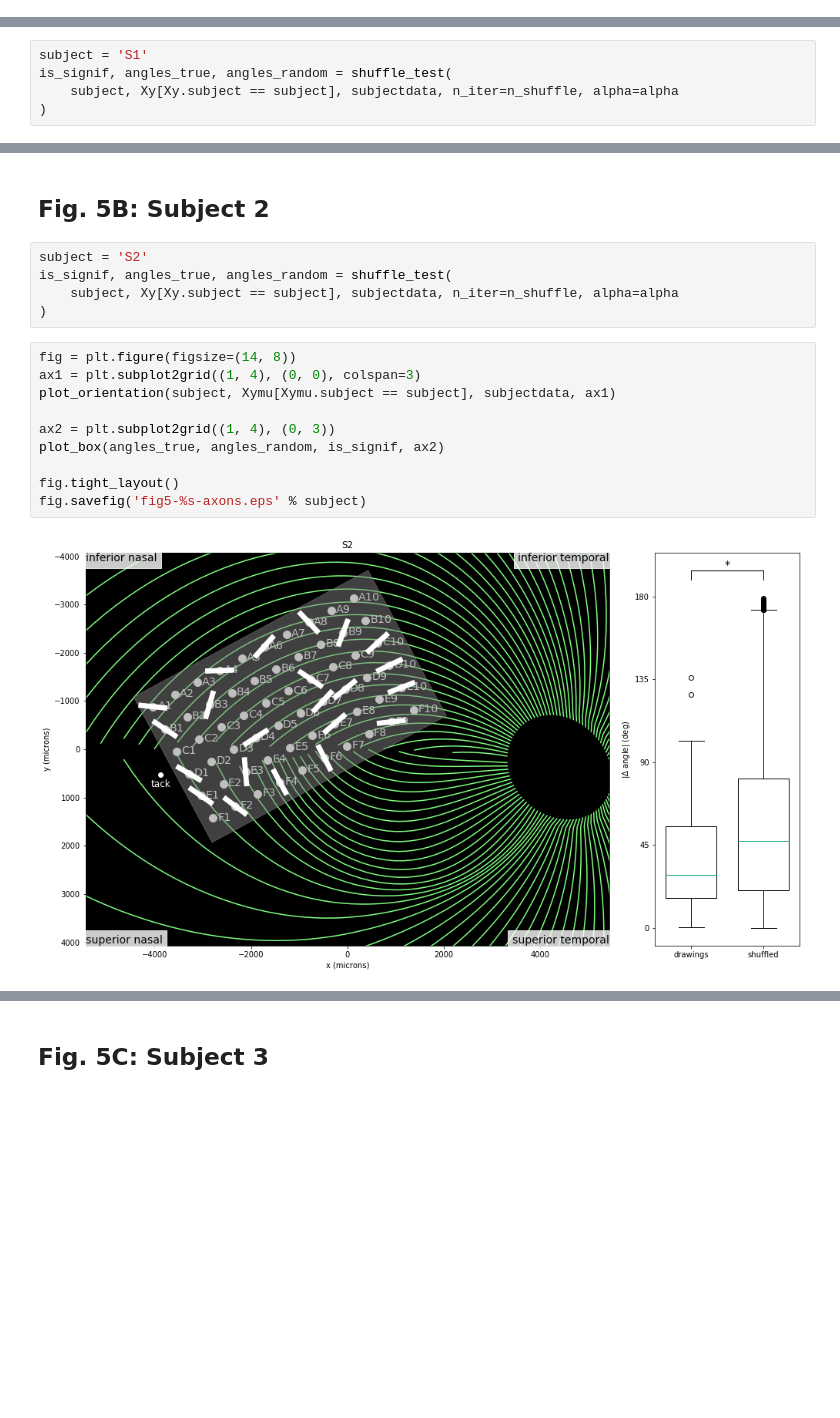
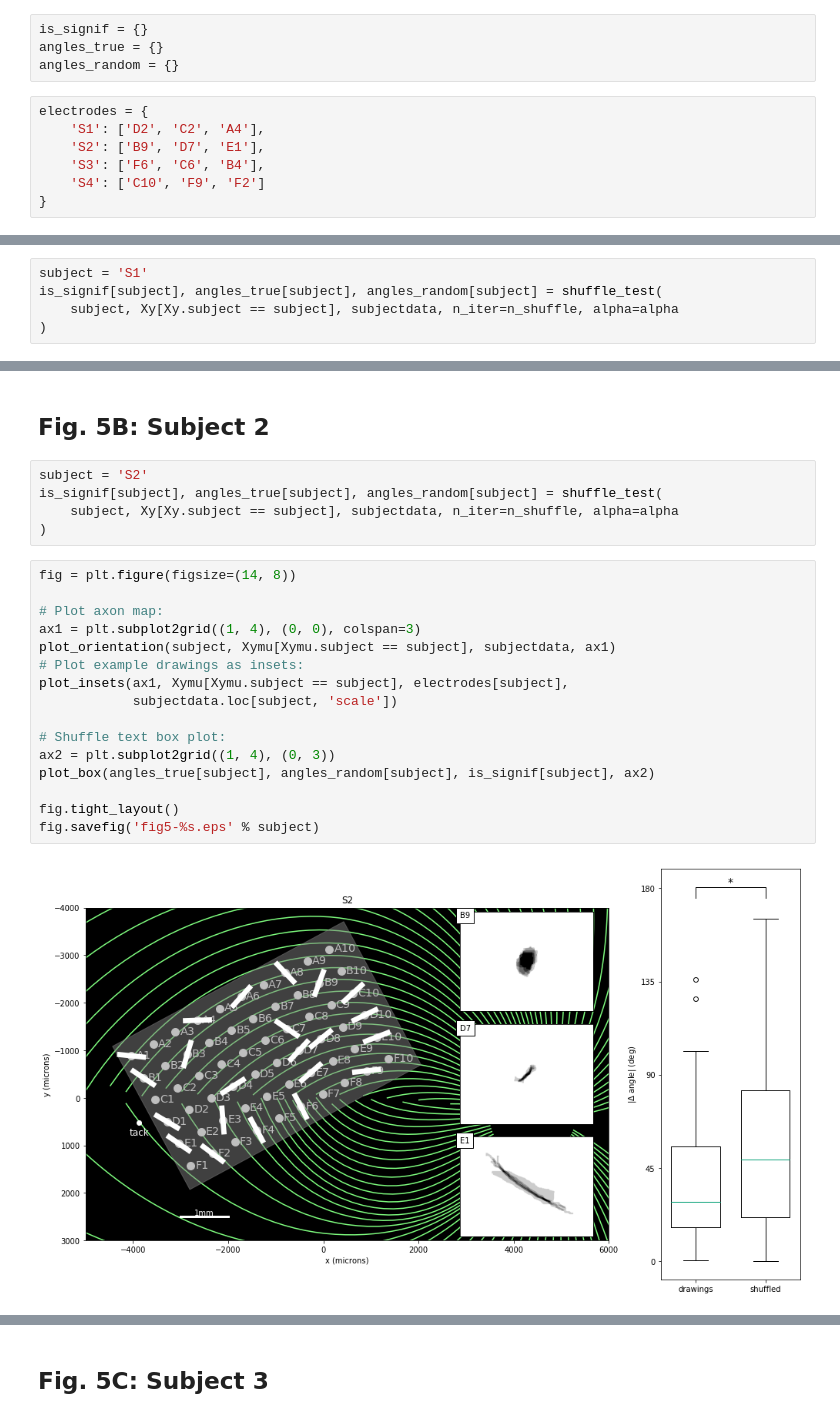
Before and after one commit to VisCog/ArgusShapes, a Jupyter notebook: figures/fig5-axon-map-orientation.ipynb, the cells around one changed output, grey strips where cells are left out. Drawn from its saved outputs; the diff is of its cells as text; blank space fills up the shorter version.

```diff
--- a/figures/fig5-axon-map-orientation.ipynb
+++ b/figures/fig5-axon-map-orientation.ipynb
@@ -144,8 +160,19 @@ def plot_drawings(subject, Xy, subjectdata):
+# %%
+is_signif = {}
+angles_true = {}
+angles_random = {}
+# %%
+electrodes = {
+    'S1': ['D2', 'C2', 'A4'],
+    'S2': ['B9', 'D7', 'E1'],
+    'S3': ['F6', 'C6', 'B4'],
+    'S4': ['C10', 'F9', 'F2']
+}
 # %% [markdown]
 ## Fig. 5A: Subject 1
 # %%
 subject = 'S1'
-is_signif, angles_true, angles_random = shuffle_test(
+is_signif[subject], angles_true[subject], angles_random[subject] = shuffle_test(
     subject, Xy[Xy.subject == subject], subjectdata, n_iter=n_shuffle, alpha=alpha
 )
 # %%
@@ -170,18 +196,24 @@ fig.savefig('fig5-%s-drawings.eps' % subject)
 ## Fig. 5B: Subject 2
 # %%
 subject = 'S2'
-is_signif, angles_true, angles_random = shuffle_test(
+is_signif[subject], angles_true[subject], angles_random[subject] = shuffle_test(
     subject, Xy[Xy.subject == subject], subjectdata, n_iter=n_shuffle, alpha=alpha
 )
 # %%
 fig = plt.figure(figsize=(14, 8))
+
+# Plot axon map:
 ax1 = plt.subplot2grid((1, 4), (0, 0), colspan=3)
 plot_orientation(subject, Xymu[Xymu.subject == subject], subjectdata, ax1)
+# Plot example drawings as insets:
+plot_insets(ax1, Xymu[Xymu.subject == subject], electrodes[subject],
+            subjectdata.loc[subject, 'scale'])
 
+# Shuffle text box plot:
 ax2 = plt.subplot2grid((1, 4), (0, 3))
-plot_box(angles_true, angles_random, is_signif, ax2)
+plot_box(angles_true[subject], angles_random[subject], is_signif[subject], ax2)
 
 fig.tight_layout()
-fig.savefig('fig5-%s-axons.eps' % subject)
+fig.savefig('fig5-%s.eps' % subject)
 # %% [output]
-[figure, old version]
+[figure, new version]
```
Also changed, not shown: parts of 14 cells of this notebook.
